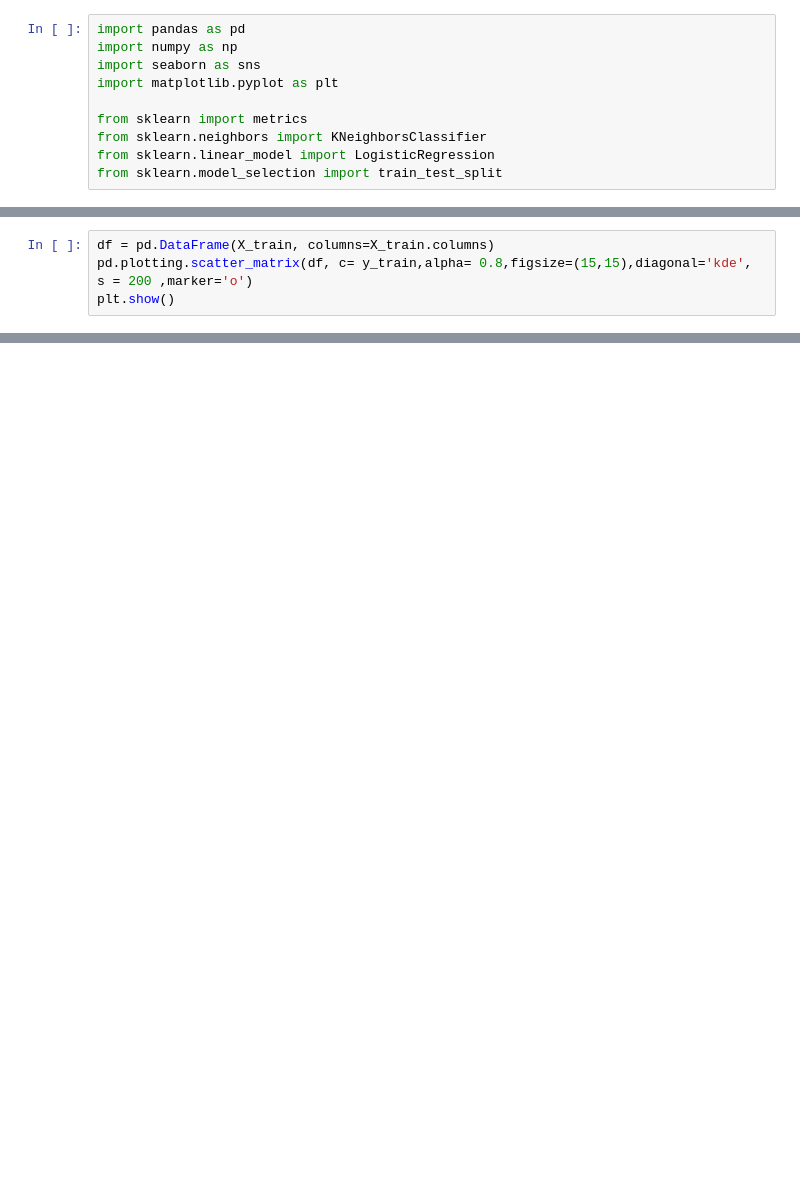
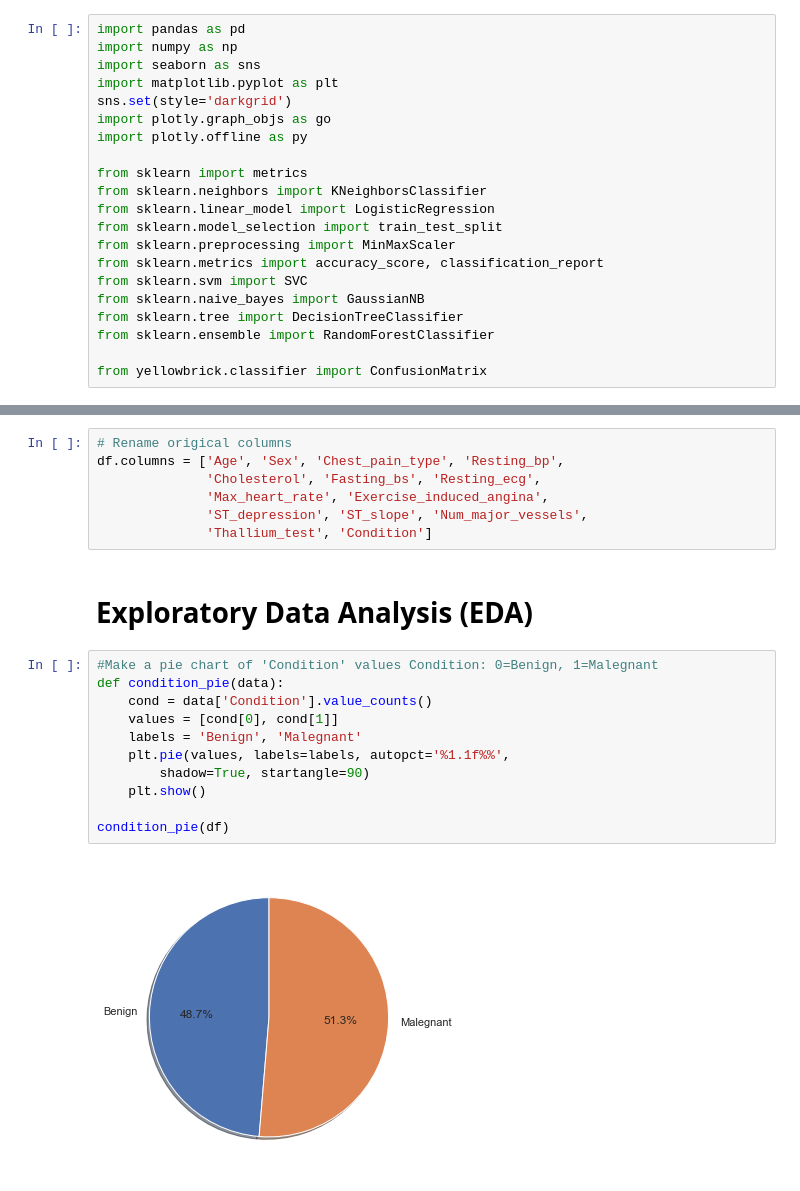
Before and after one commit to gurupak/JawanQuiz2, a Jupyter notebook: sklearn/ML - Heart Disease Model.ipynb, the cells around one changed output, grey strips where cells are left out. Saved outputs shown, nothing was run; the diff lists cells and outputs as text; blank space fills up the shorter version.

```diff
--- a/sklearn/ML - Heart Disease Model.ipynb
+++ b/sklearn/ML - Heart Disease Model.ipynb
@@ -3,8 +5,19 @@ import pandas as pd
 import numpy as np
 import seaborn as sns
 import matplotlib.pyplot as plt
+sns.set(style='darkgrid')
+import plotly.graph_objs as go
+import plotly.offline as py
 
 from sklearn import metrics
 from sklearn.neighbors import KNeighborsClassifier
 from sklearn.linear_model import LogisticRegression
 from sklearn.model_selection import train_test_split
+from sklearn.preprocessing import MinMaxScaler
+from sklearn.metrics import accuracy_score, classification_report
+from sklearn.svm import SVC
+from sklearn.naive_bayes import GaussianNB
+from sklearn.tree import DecisionTreeClassifier
+from sklearn.ensemble import RandomForestClassifier
+
+from yellowbrick.classifier import ConfusionMatrix
@@ -60,4 +46,0 @@ X_test=(X_test-np.mean(X_train))/(np.std(X_train)).values
-# %%
-df = pd.DataFrame(X_train, columns=X_train.columns)
-pd.plotting.scatter_matrix(df, c= y_train,alpha= 0.8,figsize=(15,15),diagonal='kde', s = 200 ,marker='o')
-plt.show()
@@ -89,0 +90,22 @@ Accuracy of model 98.83268482490273
+# %%
+# Rename origical columns
+df.columns = ['Age', 'Sex', 'Chest_pain_type', 'Resting_bp',
+              'Cholesterol', 'Fasting_bs', 'Resting_ecg',
+              'Max_heart_rate', 'Exercise_induced_angina',
+              'ST_depression', 'ST_slope', 'Num_major_vessels',
+              'Thallium_test', 'Condition']
+# %% [markdown]
+# Exploratory Data Analysis (EDA)
+# %%
+#Make a pie chart of 'Condition' values Condition: 0=Benign, 1=Malegnant
+def condition_pie(data):
+    cond = data['Condition'].value_counts()
+    values = [cond[0], cond[1]]
+    labels = 'Benign', 'Malegnant'
+    plt.pie(values, labels=labels, autopct='%1.1f%%',
+        shadow=True, startangle=90)
+    plt.show()
+
+condition_pie(df)
+# %% [output]
+[figure, added]
```
Also changed, not shown: parts of 46 cells of this notebook.
